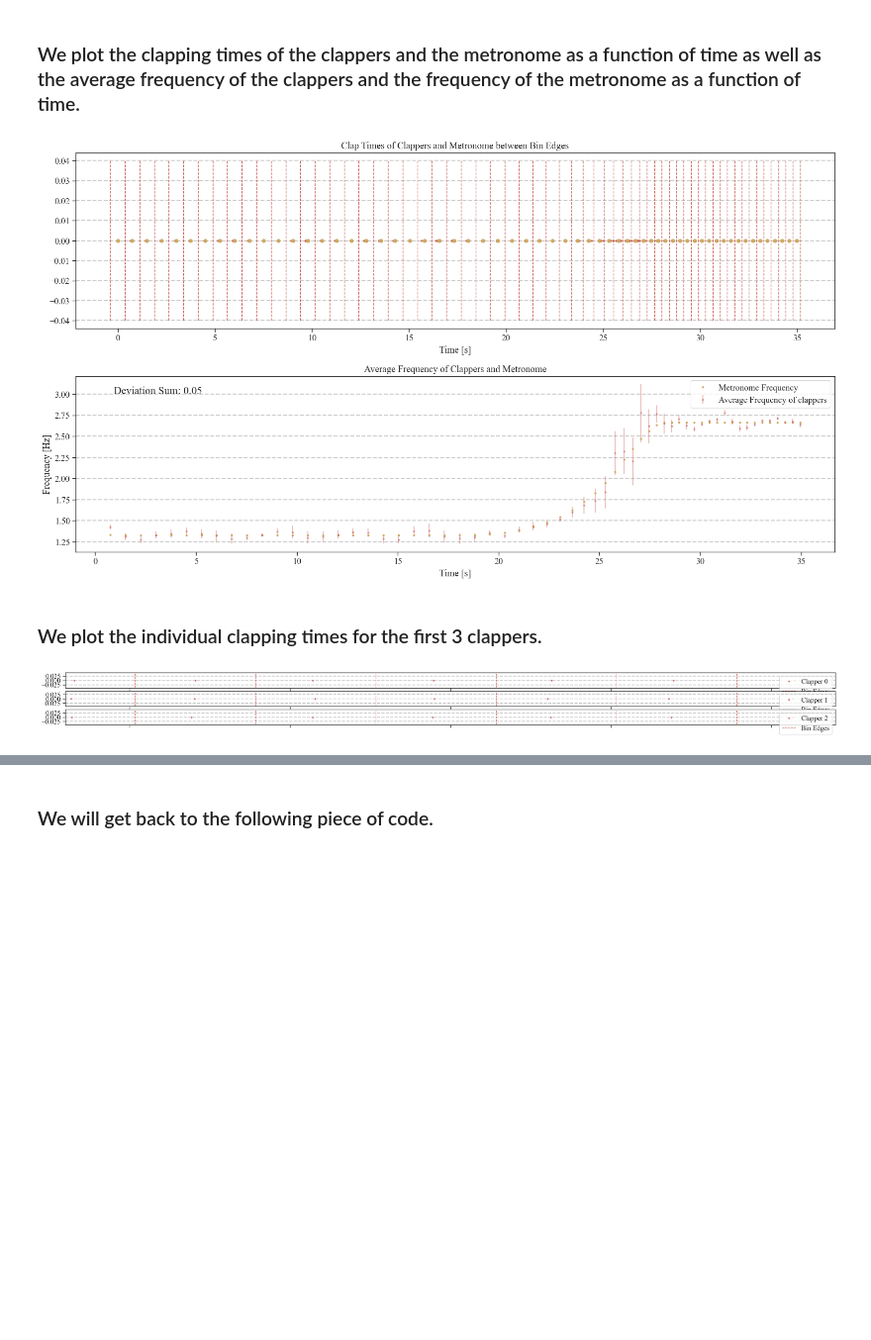
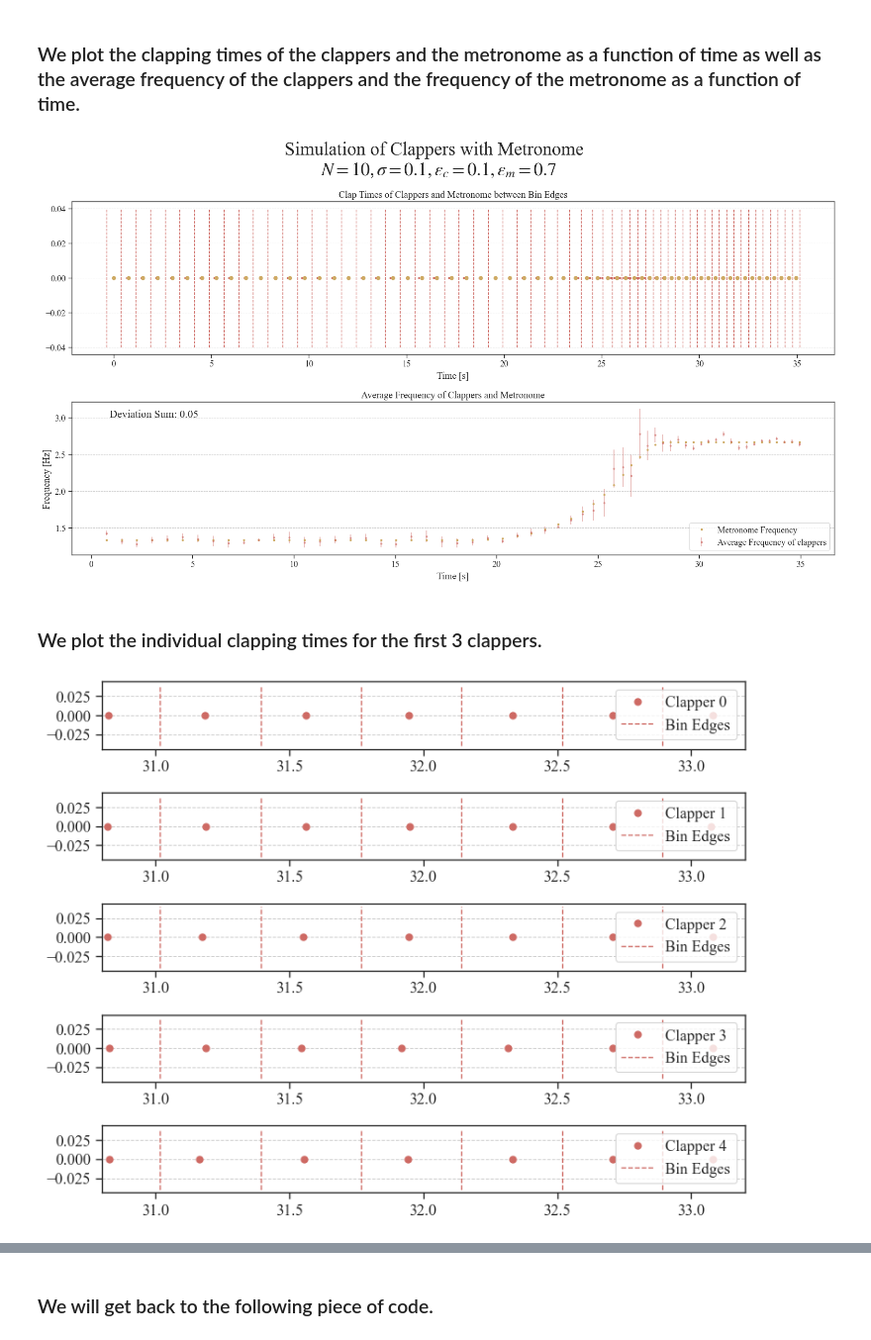
Before and after one commit to nielsdavidsen/Bachelor_2024, a Jupyter notebook: simulation_with_metronome.ipynb, the cells around one changed output, grey strips where cells are left out. Shown at 99% size. Cells and saved outputs as stored; diff of their text form; code cells hidden in the pictures; blank space fills up the shorter version.

```diff
--- a/simulation_with_metronome.ipynb
+++ b/simulation_with_metronome.ipynb
@@ -21,7 +21,7 @@ plt.rcParams['axes.grid'] = True
 plt.rcParams['axes.grid.axis'] = 'y'
 plt.rcParams['axes.grid.which'] = 'major'
 plt.rcParams['grid.linestyle'] = '--'
-plt.rcParams['grid.linewidth'] = 1.5
+plt.rcParams['grid.linewidth'] = 0.7
 plt.rcParams['figure.figsize'] = (16, 9)
 plt.rcParams['figure.dpi'] = 150
 
@@ -301,7 +301,7 @@ def avg_calc(claps, met_claps):
         freq_err.append(freq_err_i)                                                          # Appending error on the frequency to list
 
 
-    return avg_freq, freq_err, avg_per, fail, bin_edges, clappers_in_bin #, avg_val, avg_std
+    return avg_freq, freq_err, avg_per, fail, bin_edges, clappers_in_bin, avg_val, # avg_std
 
 ### NOT USED ANYMORE ###
 def sim_with_metronome(x_init, w_init, t_clap_init, dt, tmax, freq_met=1.0, sig=0.1, eps=0.1, met_eps = 0.1, N=100):
@@ -517,7 +517,6 @@ def sim_metronome(dt, tmax, threshold_l, threshold_h, bpm_init, bpm_final, sig=0
     return w_save, t_save, x0_save, w_met_save, met_clap, x_met_save
 
 def adjust_eps_func(n_beat, bpm_init, bpm_final, threshold_l = 24, threshold_h = 40):
-
     '''
     Function to adjust epsilon between clappers and metronome in the transition phase.
     The function takes the number of beats that have gone by, the initial bpm, the final bpm and two threshold values.
@@ -572,6 +571,7 @@ def adjust_eps_func(n_beat, bpm_init, bpm_final, threshold_l = 24, threshold_h =
 # %%
 np.random.seed(42)
 N=10
+pars = [0.1, 0.1, 0.7]     # sig, eps, met_eps
 tmax = 35
 threshold_l = 24
 threshold_h = 40
@@ -587,9 +587,9 @@ w_sig_save, t_sig_save, x0_sig_save, w_met_sig_save, met_clap, x_met = sim_metro
                                                                                         threshold_h,
                                                                                         bpm_init,
                                                                                         bpm_final,
-                                                                                        sig=0.1,
-                                                                                        eps=0.1,
-                                                                                        met_eps=0.7,
+                                                                                        sig=pars[0],
+                                                                                        eps=pars[1],
+                                                                                        met_eps=pars[2],
                                                                                         N=N
 
                                                                                         )
@@ -613,7 +615,7 @@ plt.show()
 t_clap_comb = np.concatenate(t_sig_save)
 t_clap_comb = np.concatenate((t_clap_comb, met_clap))
 #print(len(t_sig_save))
-avg_freq, freq_err, avg_per, fail, bin_edges, clappers_in_bin = avg_calc(t_clap_comb, met_clap)
+avg_freq, freq_err, avg_per, fail, bin_edges, clappers_in_bin, avg_val = avg_calc(t_clap_comb, met_clap)
 #print(len(met_clap), len(avg_freq))
 
 fig, ax = plt.subplots(2,1, dpi=100)
@@ -637,24 +639,29 @@ ax[1].text(0.05, 0.9, 'Deviation Sum: {:.2f}'.format(dev_mean), transform=ax[1].
 ax[1].legend()
 ax[1].set(xlabel = 'Time [s]', ylabel = 'Frequency [Hz]', title = 'Average Frequency of Clappers and Metronome')
 
+fig.suptitle(f'Simulation of Clappers with Metronome \n $N = {N}, \sigma = {pars[0]}, \epsilon_c = {pars[1]}, \epsilon_m = {pars[2]} $', fontsize=26)
+
 plt.tight_layout()
-plt.show()
+#plt.savefig('figurer/præs_2/sim_high_low_strong_coupling_freq.png')
 # %% [output]
-[figure, old version]
+[figure, new version]
 # %% [markdown]
 ### We plot the individual clapping times for the first 3 clappers.
 # %%
-fig, ax = plt.subplots(len(t_sig_save), 1, dpi=100, figsize=(25,30), sharex=True)
+fig, ax = plt.subplots(len(t_sig_save), 1, dpi=100, figsize=(8, 12))
 for i, clap_list in enumerate(t_sig_save):
-    if i in [0,1,2]:
-        ax[i].plot(clap_list, np.zeros(len(clap_list)), 'o', label=f'Clapper {i}', markersize = 2)
+    if i in range(5):
+        ax[i].plot(clap_list, np.zeros(len(clap_list)), 'o', label=f'Clapper {i}', markersize = 5)
         #ax[i].plot(met_clap, np.zeros(len(met_clap)), 'o', label='Metronome Clap Times', markersize = 2)
         ax[i].set(xlim=(30.8, 33.2))
         ax[i].vlines(bin_edges, -0.04, 0.04, label='Bin Edges', linewidth=1, ls='--')
         ax[i].legend()
     else:
         ax[i].set_visible(False)
 
-#fig.tight_layout()
+#fig.suptitle(f'Clap times of clappers (1-5) binned from $t = 30.8$ to $t = 33.2$, \n $N = {N}, \sigma = {pars[0]}, \epsilon_c = {pars[1]}, \epsilon_m = {pars[2]} $', fontsize=20)
+fig.tight_layout()
+
+#plt.savefig('figurer/præs_2/clap_times_high_low_strong_coupling_freq.png')
 # %% [output]
-[figure, old version]
+[figure, new version]
```
Also changed, not shown: parts of 4 cells of this notebook, 4 other files.
